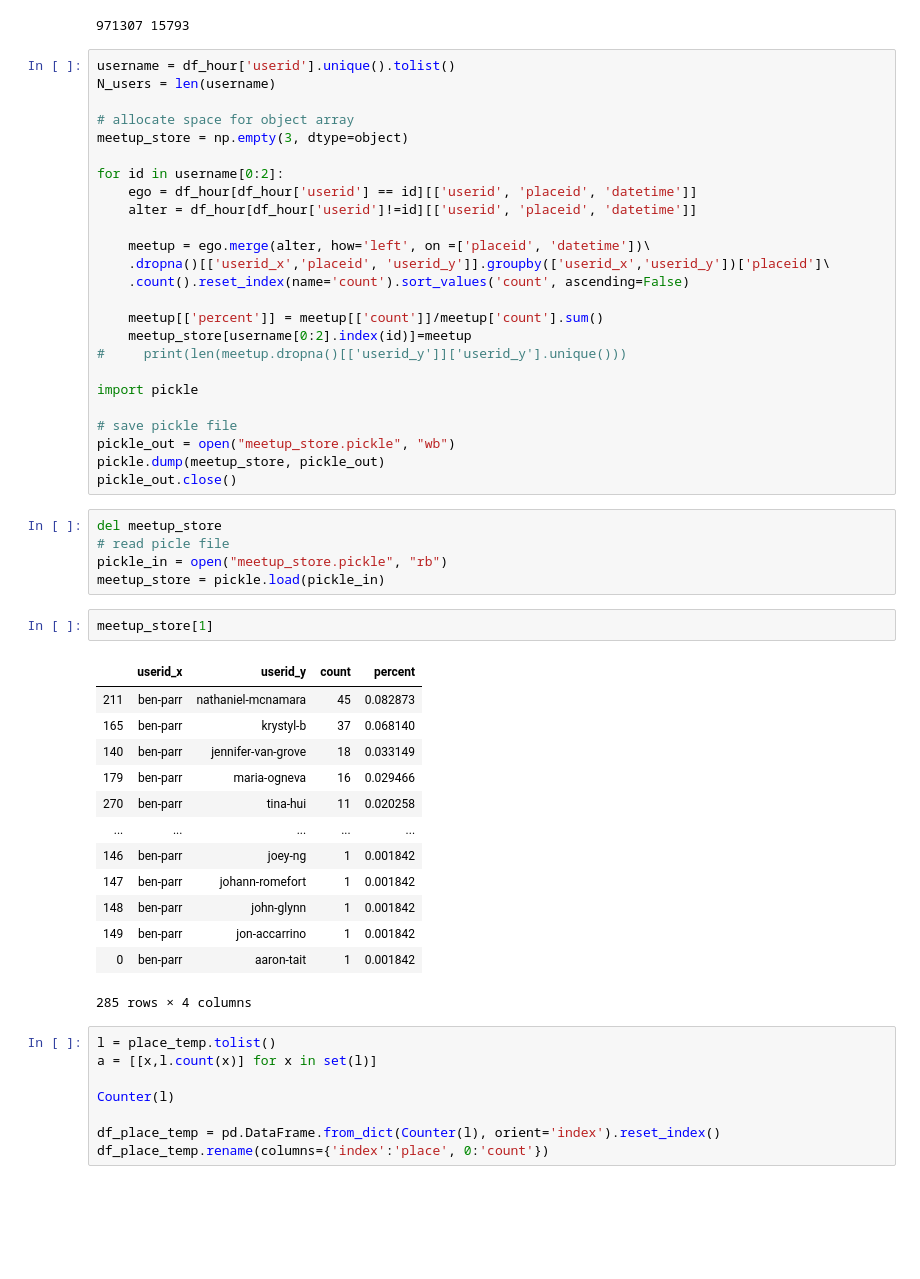
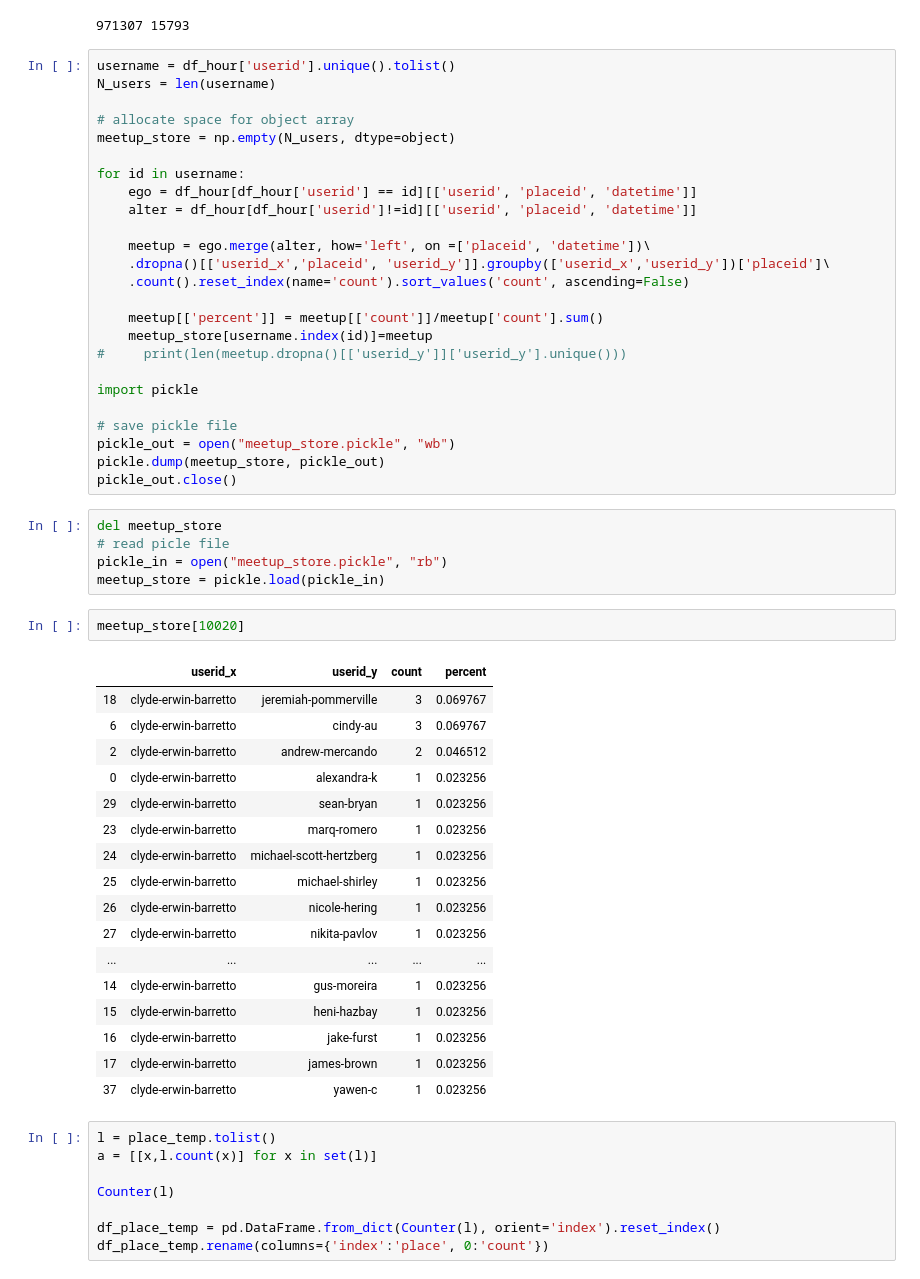
Before and after one commit to Magica-Chen/social-predictability, a Jupyter notebook: predictability.ipynb, the cells around one changed output. Cells and saved outputs as stored; diff of their text form; blank space fills up the shorter version.

Commit message:
meetup finish

```diff
--- a/predictability.ipynb
+++ b/predictability.ipynb
@@ -70,9 +70,9 @@ username = df_hour['userid'].unique().tolist()
 N_users = len(username)
 
 # allocate space for object array
-meetup_store = np.empty(3, dtype=object)
+meetup_store = np.empty(N_users, dtype=object)
 
-for id in username[0:2]:
+for id in username:
     ego = df_hour[df_hour['userid'] == id][['userid', 'placeid', 'datetime']]
     alter = df_hour[df_hour['userid']!=id][['userid', 'placeid', 'datetime']]
 
@@ -81,7 +81,7 @@ for id in username[0:2]:
     .count().reset_index(name='count').sort_values('count', ascending=False)
 
     meetup[['percent']] = meetup[['count']]/meetup['count'].sum()
-    meetup_store[username[0:2].index(id)]=meetup
+    meetup_store[username.index(id)]=meetup
 #     print(len(meetup.dropna()[['userid_y']]['userid_y'].unique()))
 
 import pickle
@@ -96,21 +96,25 @@ del meetup_store
 pickle_in = open("meetup_store.pickle", "rb")
 meetup_store = pickle.load(pickle_in)
 # %%
-meetup_store[1]
+meetup_store[10020]
 # %% [output]
 |  | userid_x | userid_y | count | percent |
-| 211 | ben-parr | nathaniel-mcnamara | 45 | 0.082873 |
-| 165 | ben-parr | krystyl-b | 37 | 0.068140 |
-| 140 | ben-parr | jennifer-van-grove | 18 | 0.033149 |
-| 179 | ben-parr | maria-ogneva | 16 | 0.029466 |
-| 270 | ben-parr | tina-hui | 11 | 0.020258 |
+| 18 | clyde-erwin-barretto | jeremiah-pommerville | 3 | 0.069767 |
+| 6 | clyde-erwin-barretto | cindy-au | 3 | 0.069767 |
+| 2 | clyde-erwin-barretto | andrew-mercando | 2 | 0.046512 |
+| 0 | clyde-erwin-barretto | alexandra-k | 1 | 0.023256 |
+| 29 | clyde-erwin-barretto | sean-bryan | 1 | 0.023256 |
+| 23 | clyde-erwin-barretto | marq-romero | 1 | 0.023256 |
+| 24 | clyde-erwin-barretto | michael-scott-hertzberg | 1 | 0.023256 |
+| 25 | clyde-erwin-barretto | michael-shirley | 1 | 0.023256 |
+| 26 | clyde-erwin-barretto | nicole-hering | 1 | 0.023256 |
+| 27 | clyde-erwin-barretto | nikita-pavlov | 1 | 0.023256 |
 | ... | ... | ... | ... | ... |
-| 146 | ben-parr | joey-ng | 1 | 0.001842 |
-| 147 | ben-parr | johann-romefort | 1 | 0.001842 |
-| 148 | ben-parr | john-glynn | 1 | 0.001842 |
-| 149 | ben-parr | jon-accarrino | 1 | 0.001842 |
-| 0 | ben-parr | aaron-tait | 1 | 0.001842 |
+| 14 | clyde-erwin-barretto | gus-moreira | 1 | 0.023256 |
+| 15 | clyde-erwin-barretto | heni-hazbay | 1 | 0.023256 |
+| 16 | clyde-erwin-barretto | jake-furst | 1 | 0.023256 |
+| 17 | clyde-erwin-barretto | james-brown | 1 | 0.023256 |
+| 37 | clyde-erwin-barretto | yawen-c | 1 | 0.023256 |
-285 rows × 4 columns
 # %%
 l = place_temp.tolist()
 a = [[x,l.count(x)] for x in set(l)]
```
Also changed, not shown: 2 other files.
